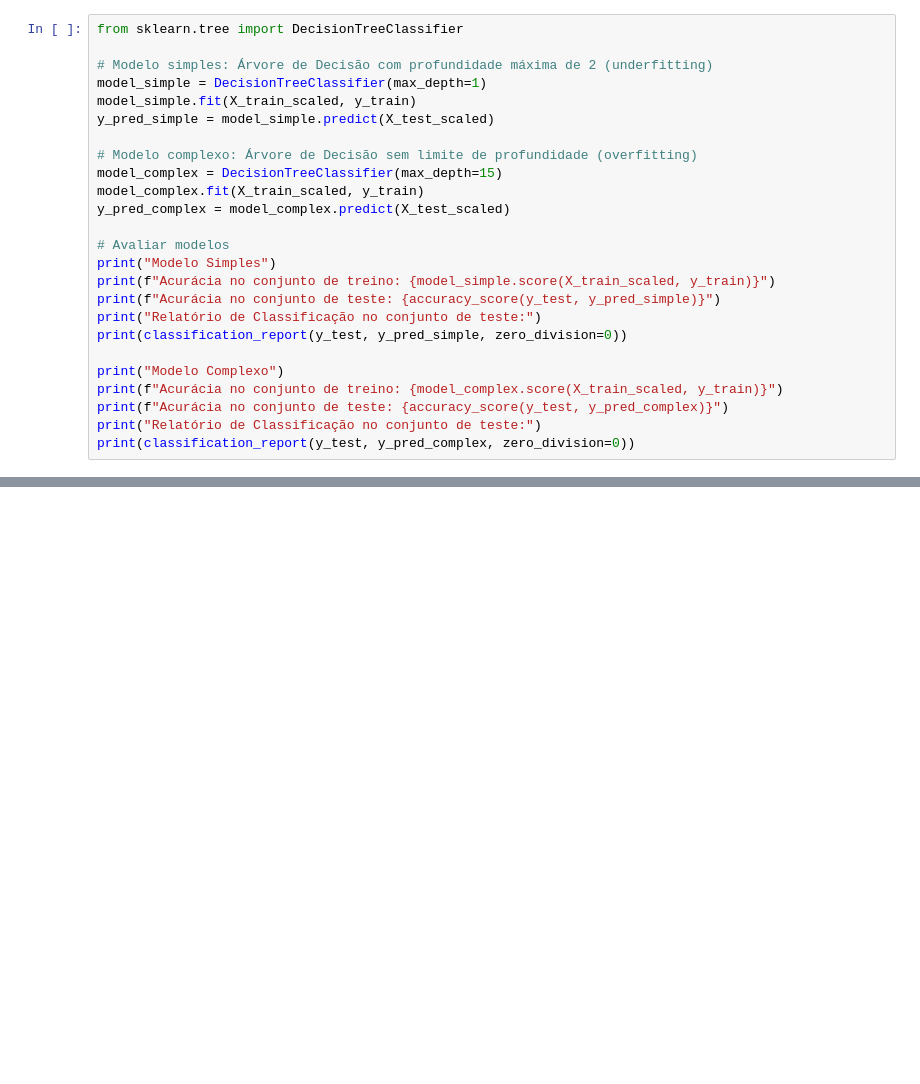
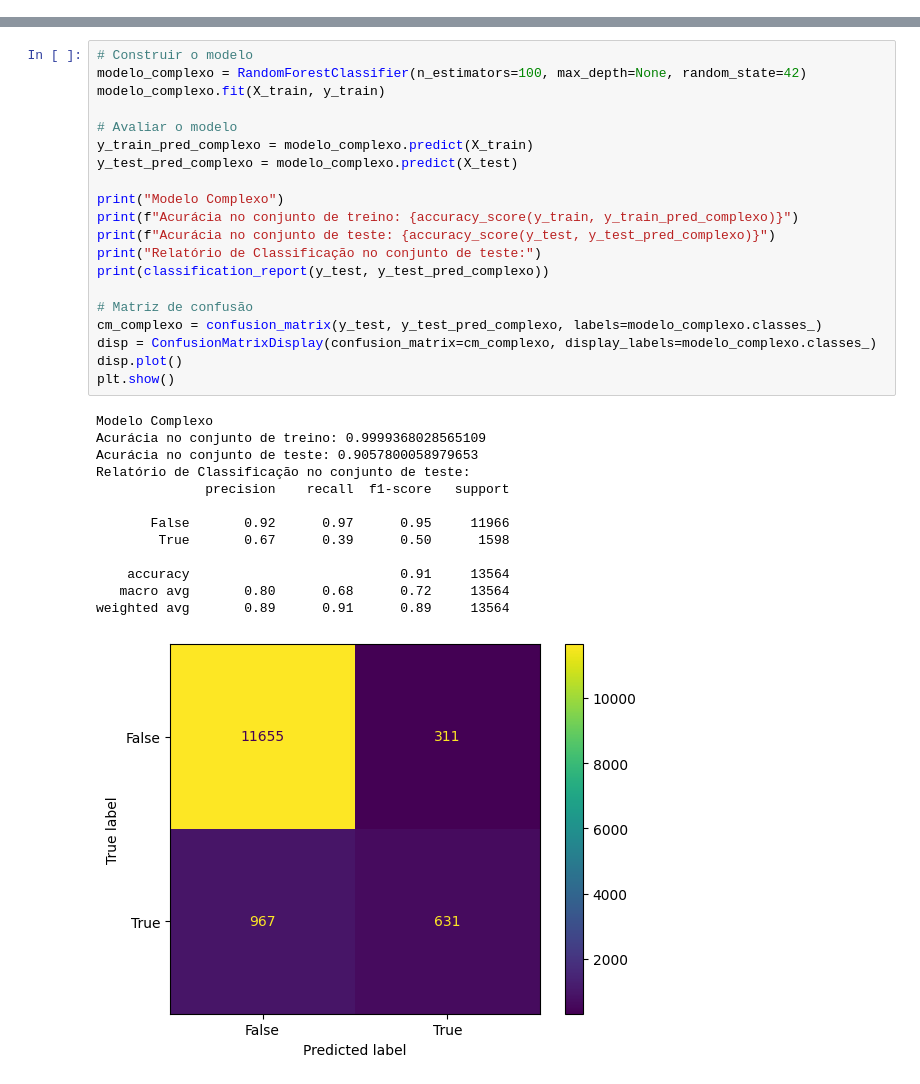
Before and after one commit to penseemdados/machine-learning-book-scripts, a Jupyter notebook: Cap_03/EstudoCaso02/EstudoCaso02.ipynb, the cells around one changed output, grey strips where cells are left out. Saved outputs shown, nothing was run; the diff lists cells and outputs as text; blank space fills up the shorter version.

```diff
--- a/Cap_03/EstudoCaso02/EstudoCaso02.ipynb
+++ b/Cap_03/EstudoCaso02/EstudoCaso02.ipynb
@@ -97,25 +163,0 @@ Para ilustrar *overfitting* e *underfitting*, vamos comparar modelos simples e c
-# %%
-from sklearn.tree import DecisionTreeClassifier
-
-# Modelo simples: Árvore de Decisão com profundidade máxima de 2 (underfitting)
-model_simple = DecisionTreeClassifier(max_depth=1)
-model_simple.fit(X_train_scaled, y_train)
-y_pred_simple = model_simple.predict(X_test_scaled)
-
-# Modelo complexo: Árvore de Decisão sem limite de profundidade (overfitting)
-model_complex = DecisionTreeClassifier(max_depth=15)
-model_complex.fit(X_train_scaled, y_train)
-y_pred_complex = model_complex.predict(X_test_scaled)
-
-# Avaliar modelos
-print("Modelo Simples")
-print(f"Acurácia no conjunto de treino: {model_simple.score(X_train_scaled, y_train)}")
-print(f"Acurácia no conjunto de teste: {accuracy_score(y_test, y_pred_simple)}")
-print("Relatório de Classificação no conjunto de teste:")
-print(classification_report(y_test, y_pred_simple, zero_division=0))
-
-print("Modelo Complexo")
-print(f"Acurácia no conjunto de treino: {model_complex.score(X_train_scaled, y_train)}")
-print(f"Acurácia no conjunto de teste: {accuracy_score(y_test, y_pred_complex)}")
-print("Relatório de Classificação no conjunto de teste:")
-print(classification_report(y_test, y_pred_complex, zero_division=0))
@@ -225,0 +172,34 @@ Drive already mounted at /content/drive; to attempt to forcibly remount, call dr
+# %%
+# Construir o modelo
+modelo_complexo = RandomForestClassifier(n_estimators=100, max_depth=None, random_state=42)
+modelo_complexo.fit(X_train, y_train)
+
+# Avaliar o modelo
+y_train_pred_complexo = modelo_complexo.predict(X_train)
+y_test_pred_complexo = modelo_complexo.predict(X_test)
+
+print("Modelo Complexo")
+print(f"Acurácia no conjunto de treino: {accuracy_score(y_train, y_train_pred_complexo)}")
+print(f"Acurácia no conjunto de teste: {accuracy_score(y_test, y_test_pred_complexo)}")
+print("Relatório de Classificação no conjunto de teste:")
+print(classification_report(y_test, y_test_pred_complexo))
+
+# Matriz de confusão
+cm_complexo = confusion_matrix(y_test, y_test_pred_complexo, labels=modelo_complexo.classes_)
+disp = ConfusionMatrixDisplay(confusion_matrix=cm_complexo, display_labels=modelo_complexo.classes_)
+disp.plot()
+plt.show()
+# %% [output]
+Modelo Complexo
+Acurácia no conjunto de treino: 0.9999368028565109
+Acurácia no conjunto de teste: 0.9057800058979653
+Relatório de Classificação no conjunto de teste:
+              precision    recall  f1-score   support
+
+       False       0.92      0.97      0.95     11966
+        True       0.67      0.39      0.50      1598
+
+    accuracy                           0.91     13564
+   macro avg       0.80      0.68      0.72     13564
+weighted avg       0.89      0.91      0.89     13564
+[figure, added]
```
Also changed, not shown: parts of 25 cells of this notebook, 5 other files.
